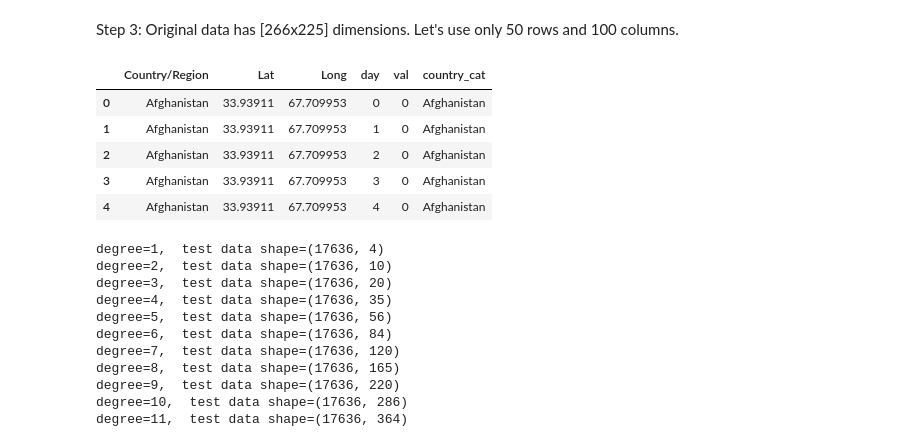
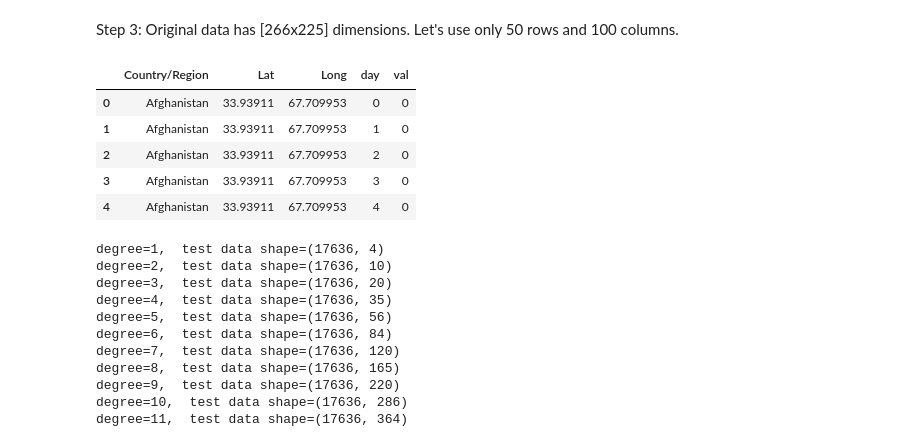
Before and after one commit to jhmuller/FourthBrain, a Jupyter notebook: Week0_Regression_assignment_inclass.ipynb, the cells around one changed output. Saved outputs shown, nothing was run; the diff lists cells and outputs as text; code cells hidden in the pictures.

```diff
--- a/Week0_Regression_assignment_inclass.ipynb
+++ b/Week0_Regression_assignment_inclass.ipynb
@@ -53,20 +53,26 @@ The shape of data= (266, 225)
 # %% [markdown]
 Step 3: Original data has [266x225] dimensions. Let's use only 50 rows and 100 columns.
 # %%
+# drop the first column
 temp = data[list(data.columns)[1:]]
+# push the Country, Lat & Long into index
 temp.set_index(list(temp.columns)[0:3], inplace=True)
+# change columns to integers
 temp.columns = range(len(temp.columns))
+# stack and make a dataframe
 df = pd.DataFrame(temp.stack())
+# rename value column
 df.columns = ["val"]
+# reset index to bring index values
 df.reset_index(inplace=True)
+# rename column to day
 df.rename(columns={"level_3":"day"}, inplace=True)
-df["country_cat"] = df["Country/Region"].astype("category")
 df.head()
 # %% [output]
-|  | Country/Region | Lat | Long | day | val | country_cat |
-| 0 | Afghanistan | 33.93911 | 67.709953 | 0 | 0 | Afghanistan |
-| 1 | Afghanistan | 33.93911 | 67.709953 | 1 | 0 | Afghanistan |
-| 2 | Afghanistan | 33.93911 | 67.709953 | 2 | 0 | Afghanistan |
-| 3 | Afghanistan | 33.93911 | 67.709953 | 3 | 0 | Afghanistan |
-| 4 | Afghanistan | 33.93911 | 67.709953 | 4 | 0 | Afghanistan |
+|  | Country/Region | Lat | Long | day | val |
+| 0 | Afghanistan | 33.93911 | 67.709953 | 0 | 0 |
+| 1 | Afghanistan | 33.93911 | 67.709953 | 1 | 0 |
+| 2 | Afghanistan | 33.93911 | 67.709953 | 2 | 0 |
+| 3 | Afghanistan | 33.93911 | 67.709953 | 3 | 0 |
+| 4 | Afghanistan | 33.93911 | 67.709953 | 4 | 0 |
 # %%
```
Also changed, not shown: parts of 1 cell of this notebook.
